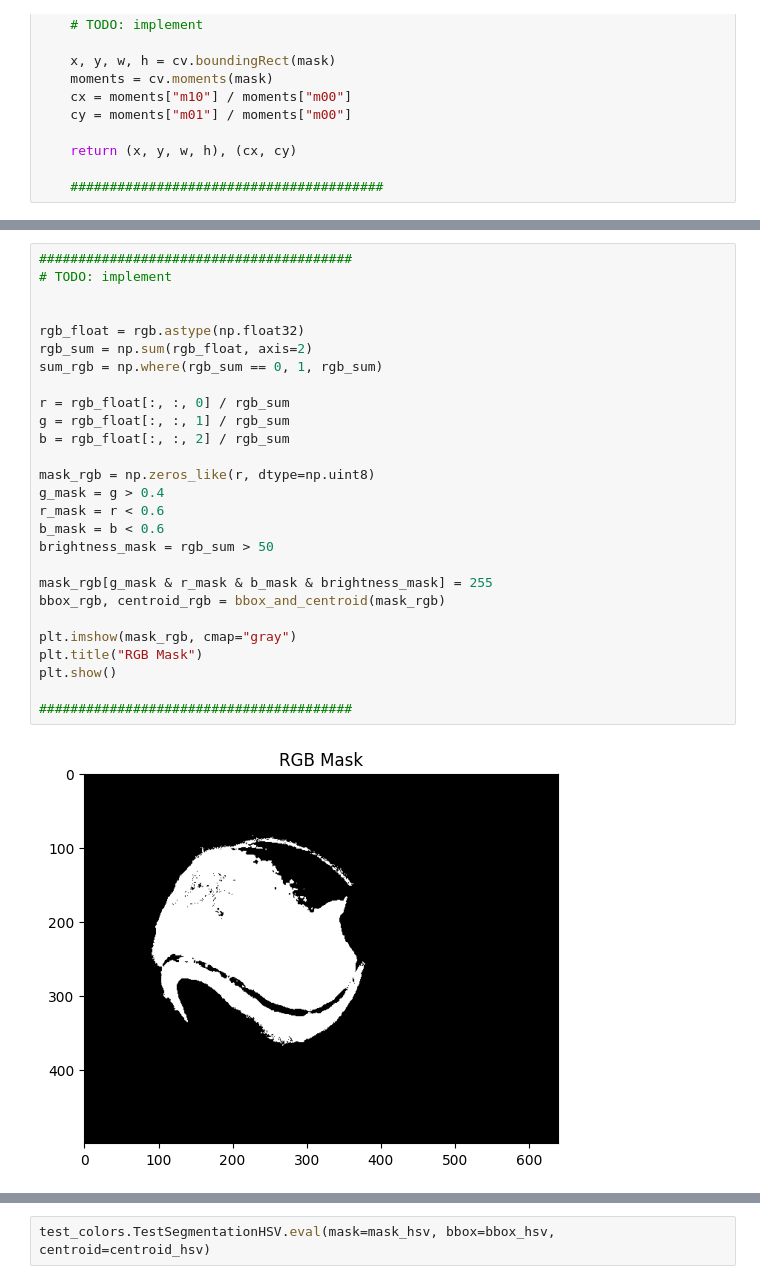
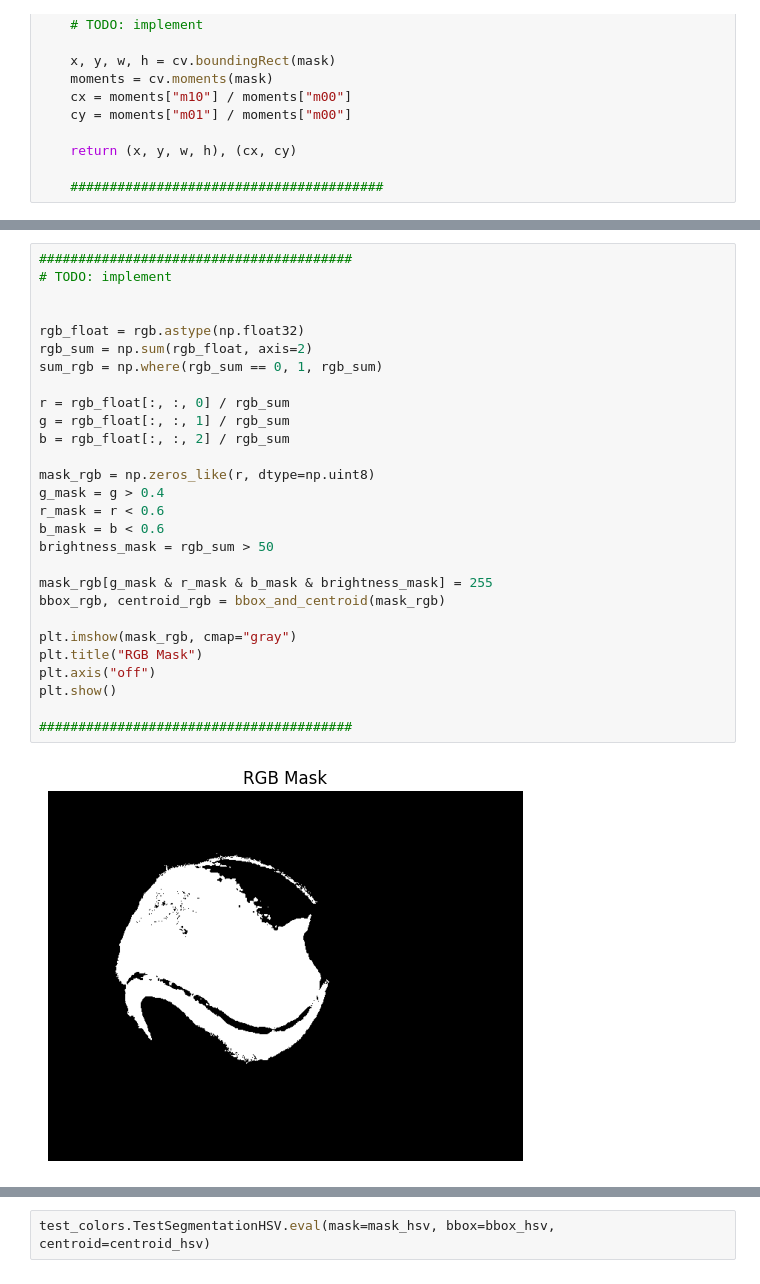
Before and after one commit to MichalPKN/pvi, a Jupyter notebook: assignments/colors.ipynb, the cells around one changed output, grey strips where cells are left out. Cells and saved outputs as stored; diff of their text form.

```diff
--- a/assignments/colors.ipynb
+++ b/assignments/colors.ipynb
@@ -132,32 +156,33 @@ Vzorový výstup:
 # %%
 ########################################
 # TODO: implement
 
 
 rgb_float = rgb.astype(np.float32)
 rgb_sum = np.sum(rgb_float, axis=2)
 sum_rgb = np.where(rgb_sum == 0, 1, rgb_sum)
 
 r = rgb_float[:, :, 0] / rgb_sum
 g = rgb_float[:, :, 1] / rgb_sum
 b = rgb_float[:, :, 2] / rgb_sum
 
 mask_rgb = np.zeros_like(r, dtype=np.uint8)
 g_mask = g > 0.4
 r_mask = r < 0.6
 b_mask = b < 0.6
 brightness_mask = rgb_sum > 50
 
 mask_rgb[g_mask & r_mask & b_mask & brightness_mask] = 255
 bbox_rgb, centroid_rgb = bbox_and_centroid(mask_rgb)
 
 plt.imshow(mask_rgb, cmap="gray")
 plt.title("RGB Mask")
+plt.axis("off")
 plt.show()
 
 ########################################
 # %% [output]
-[figure, old version]
+[figure, new version]
 # %%
 test_colors.TestSegmentationRGB.eval(mask=mask_rgb, bbox=bbox_rgb, centroid=centroid_rgb)
 # %% [output]
```
Also changed, not shown: parts of 8 cells of this notebook, 1 other file.
